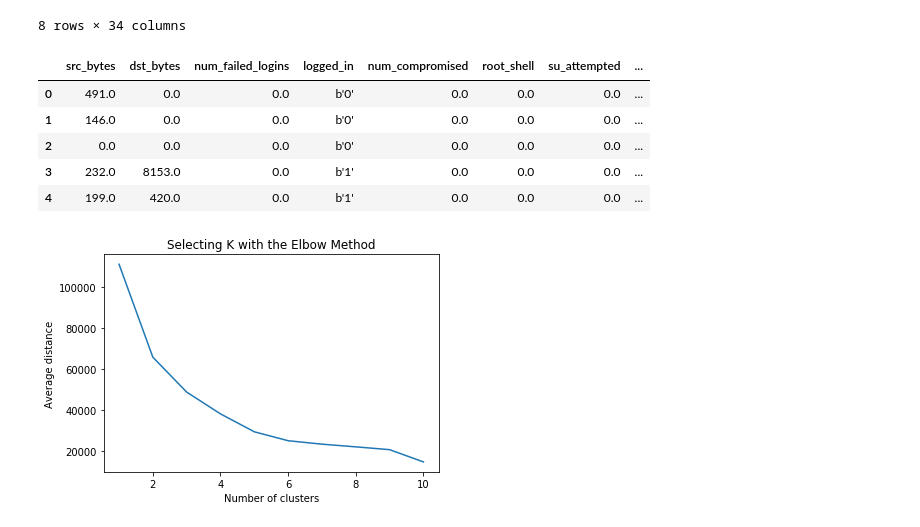
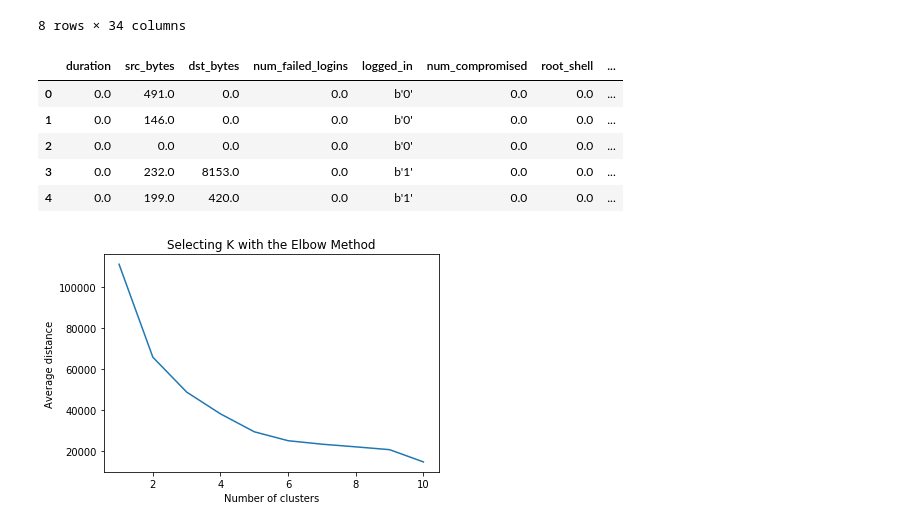
Before and after one commit to BaiKongQue/CSCI-191T_Security_Group, a Jupyter notebook: Security Group Project.ipynb, the cells around one changed output. Saved outputs shown, nothing was run; the diff lists cells and outputs as text; code cells hidden in the pictures.

```diff
--- a/Security Group Project.ipynb
+++ b/Security Group Project.ipynb
@@ -75,19 +75,19 @@ kddDF.describe()
 | max | 42908.00000 | 1.379964e+09 | 1.309937e+09 | 3.000000 | 3.000000 | 77.000000 | 5.000000 | 7479.000000 | ... |
 8 rows × 34 columns
 # %%
-feat = ['src_bytes', 'dst_bytes', 'num_failed_logins', 'logged_in', 'num_compromised',
+feat = ['duration', 'src_bytes', 'dst_bytes', 'num_failed_logins', 'logged_in', 'num_compromised',
             'root_shell', 'su_attempted', 'num_root', 'num_file_creations', 'num_shells',
             'num_access_files', 'num_outbound_cmds']
 kddData = kddDF[feat]
 kddData = kddData.assign(Class=kddDF['class'].apply(lambda x: x.decode('utf-8')))
 kddData.head()
 # %% [output]
-|  | src_bytes | dst_bytes | num_failed_logins | logged_in | num_compromised | root_shell | su_attempted | ... |
-| 0 | 491.0 | 0.0 | 0.0 | b'0' | 0.0 | 0.0 | 0.0 | ... |
-| 1 | 146.0 | 0.0 | 0.0 | b'0' | 0.0 | 0.0 | 0.0 | ... |
-| 2 | 0.0 | 0.0 | 0.0 | b'0' | 0.0 | 0.0 | 0.0 | ... |
-| 3 | 232.0 | 8153.0 | 0.0 | b'1' | 0.0 | 0.0 | 0.0 | ... |
-| 4 | 199.0 | 420.0 | 0.0 | b'1' | 0.0 | 0.0 | 0.0 | ... |
+|  | duration | src_bytes | dst_bytes | num_failed_logins | logged_in | num_compromised | root_shell | ... |
+| 0 | 0.0 | 491.0 | 0.0 | 0.0 | b'0' | 0.0 | 0.0 | ... |
+| 1 | 0.0 | 146.0 | 0.0 | 0.0 | b'0' | 0.0 | 0.0 | ... |
+| 2 | 0.0 | 0.0 | 0.0 | 0.0 | b'0' | 0.0 | 0.0 | ... |
+| 3 | 0.0 | 232.0 | 8153.0 | 0.0 | b'1' | 0.0 | 0.0 | ... |
+| 4 | 0.0 | 199.0 | 420.0 | 0.0 | b'1' | 0.0 | 0.0 | ... |
 # %%
 find_k_graph(10, kddData.drop(["Class"], axis=1))
 # %% [output]
```
Also changed, not shown: parts of 3 cells of this notebook.
